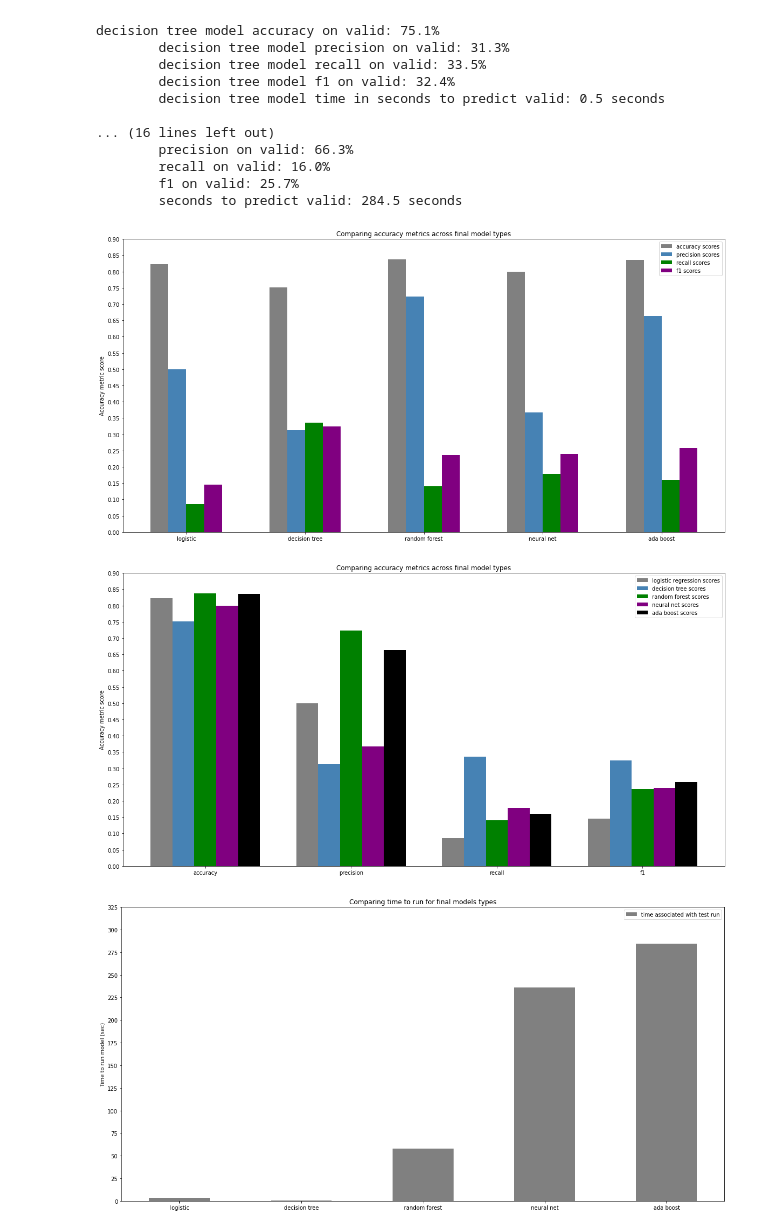
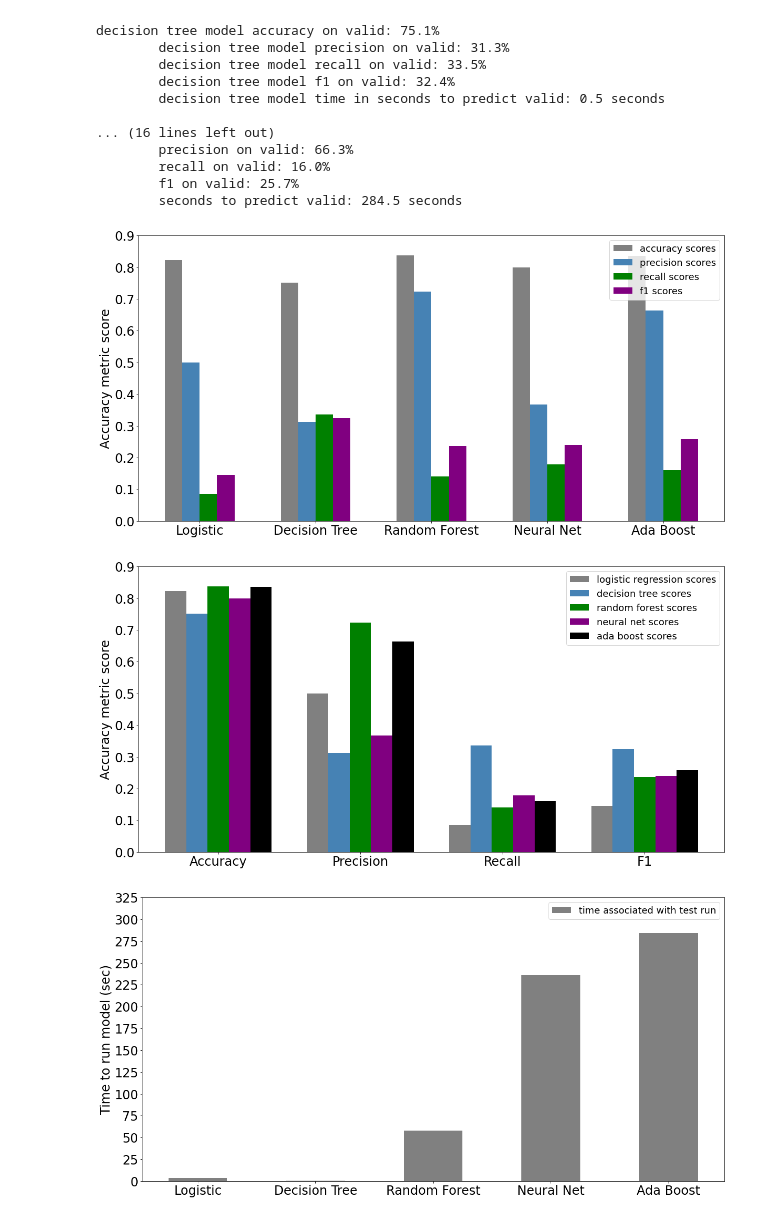
Before and after one commit to angelathe/classifying-opioid-use, a Jupyter notebook: models.ipynb, the cells around one changed output. Saved outputs shown, nothing was run; the diff lists cells and outputs as text; code cells hidden in the pictures.

Commit message:
Revised graphs

```diff
--- a/models.ipynb
+++ b/models.ipynb
@@ -611,45 +630,48 @@ plt.bar(br2, precision, width=barwidth, color='steelblue', label='precision scor
 plt.bar(br3, recall, width=barwidth, color='green', label='recall scores')
 plt.bar(br4, reg_f1, width=barwidth, color='purple', label='f1 scores')
 plt.ylabel('Accuracy metric score')
-plt.title('Comparing accuracy metrics across final model types')
-plt.xticks(x + barwidth * 1.5, ('logistic', 'decision tree', 'random forest', 'neural net', 'ada boost'))
-plt.yticks(np.arange(0, 0.91, 0.05))
+plt.xticks(x + barwidth * 1.5, ('Logistic', 'Decision Tree', 'Random Forest', 'Neural Net', 'Ada Boost'))
+plt.yticks(np.arange(0, 0.91, 0.10))
 plt.legend()
+plt.rc('font', size=24)
+plt.rc('legend', fontsize=18)
 plt.show()
 
 n = 4
 x = np.arange(n)
 fig = plt.subplots(figsize=(20,10))
 br1 = x
 br2 = [x + barwidth for x in br1]
 br3 = [x + barwidth for x in br2]
 br4 = [x + barwidth for x in br3]
 br5 = [x + barwidth for x in br4]
 plt.bar(br1, log_reg_list, width=barwidth, color='grey', label='logistic regression scores')
 plt.bar(br2, decision_tree_list, width=barwidth, color='steelblue', label='decision tree scores')
 plt.bar(br3, random_forest_list, width=barwidth, color='green', label='random forest scores')
 plt.bar(br4, nn_list, width=barwidth, color='purple', label='neural net scores')
 plt.bar(br5, ada_boost_list, width=barwidth, color='black', label='ada boost scores')
 plt.ylabel('Accuracy metric score')
-plt.title('Comparing accuracy metrics across final model types')
-plt.xticks(x + barwidth * 2, ('accuracy', 'precision', 'recall', 'f1'))
-plt.yticks(np.arange(0, 0.91, 0.05))
+plt.xticks(x + barwidth * 2, ('Accuracy', 'Precision', 'Recall', 'F1'))
+plt.yticks(np.arange(0, 0.91, 0.10))
 plt.legend()
+plt.rc('font', size=24)
+plt.rc('legend', fontsize=18)
 plt.show()
 
 n = 5
 barwidth = 0.5
 x = np.arange(n)
 fig = plt.subplots(figsize=(20,10))
 br1 = x
 plt.bar(br1, time_list, width=barwidth, color='grey', label='time associated with test run')
 plt.ylabel('Time to run model (sec)')
-plt.title('Comparing time to run for final models types')
-plt.xticks(x, ('logistic', 'decision tree', 'random forest', 'neural net', 'ada boost'))
+plt.xticks(x, ('Logistic', 'Decision Tree', 'Random Forest', 'Neural Net', 'Ada Boost'))
 plt.yticks(np.arange(0, 326, 25))
 plt.legend()
+plt.rc('font', size=24)
+plt.rc('legend', fontsize=18)
 plt.show()
 # %% [output]
-[figure, old version]
+[figure, new version]
-[figure, old version]
+[figure, new version]
-[figure, old version]
+[figure, new version]
```
Also changed, not shown: parts of 1 cell of this notebook, 2 other files.
